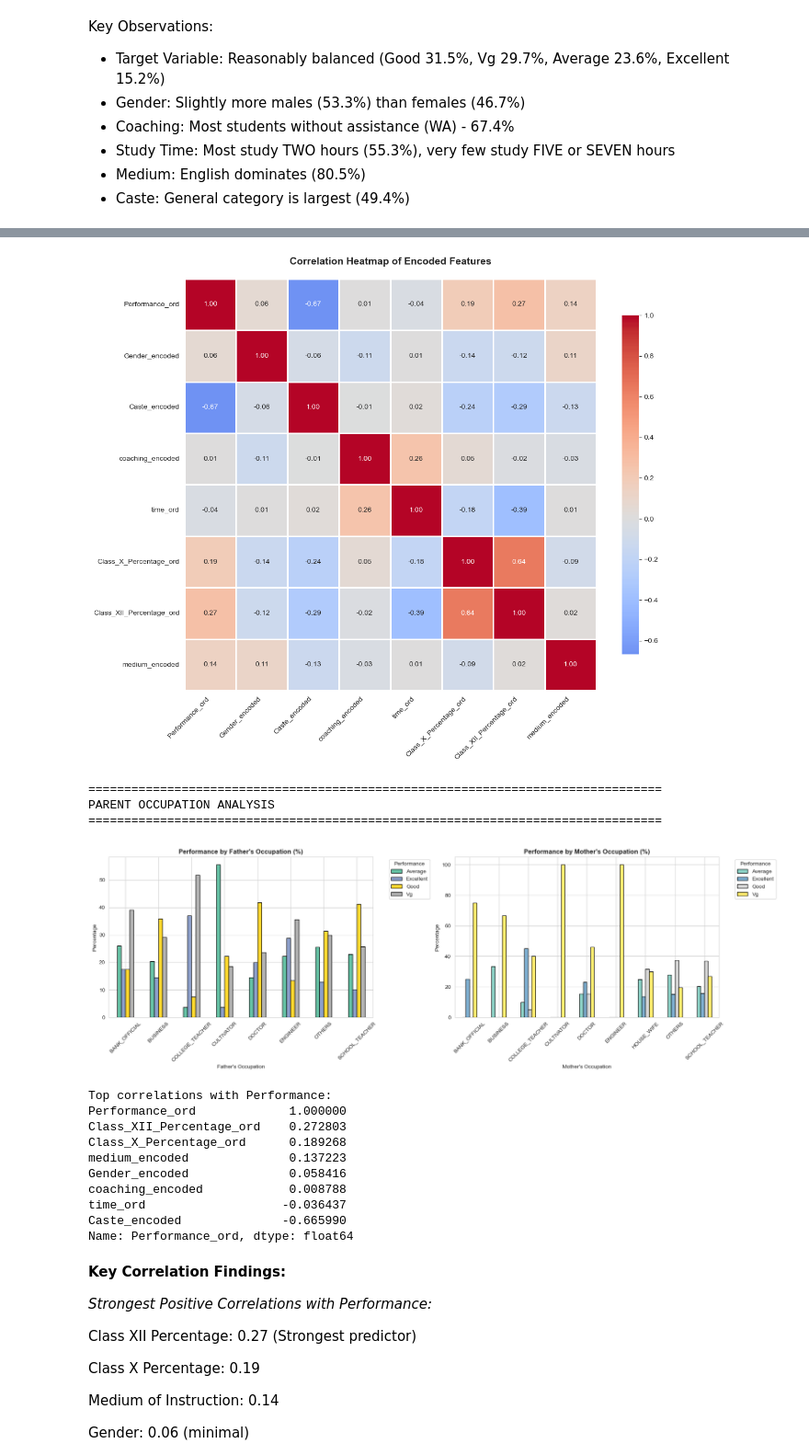
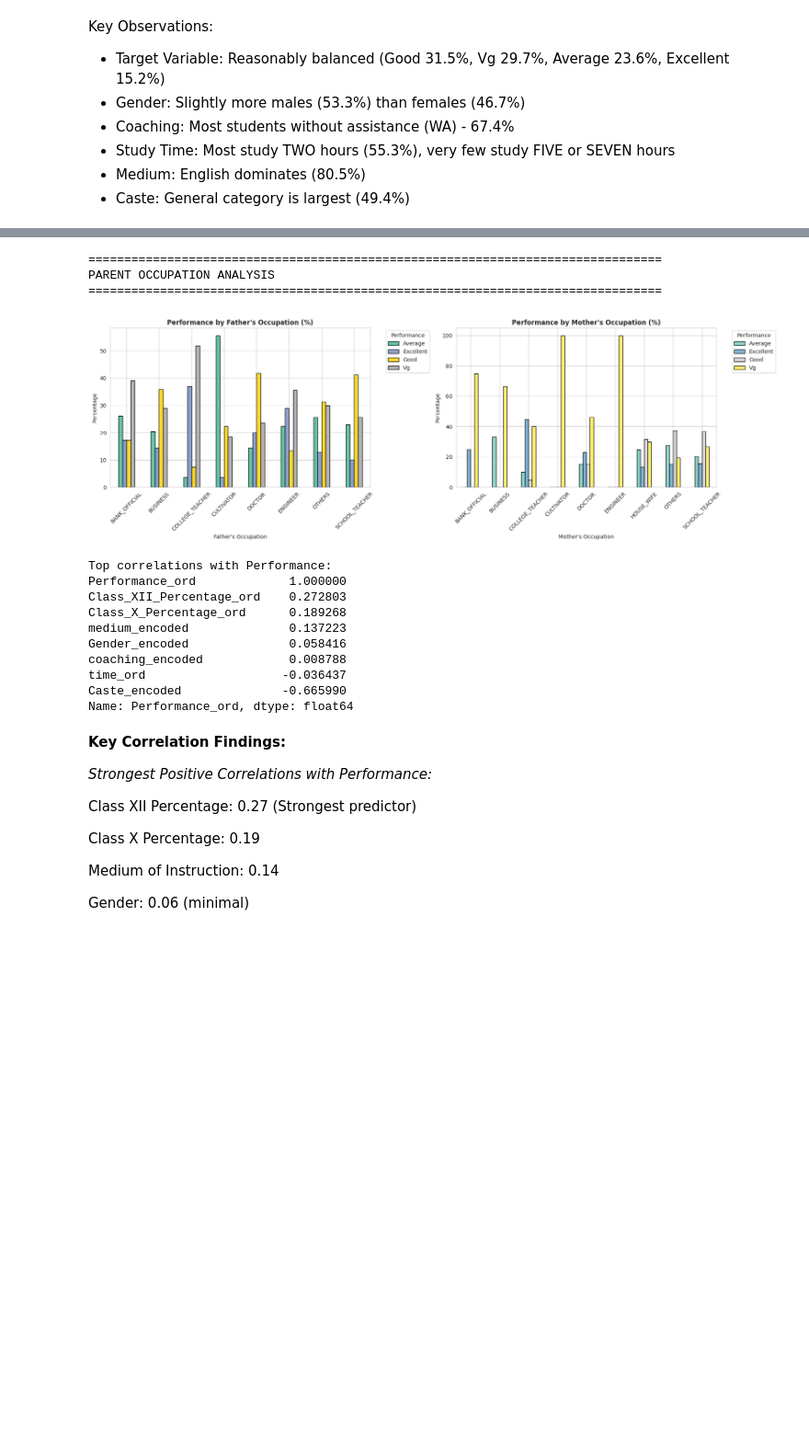
Before and after one commit to Lia1566/mlops-eq16, a Jupyter notebook: notebooks/mlops-eq16_notebooks_phase1_team16.ipynb, the cells around one changed output, grey strips where cells are left out. Shown: that part at 92% size. Saved outputs shown, nothing was run; the diff lists cells and outputs as text; code cells hidden in the pictures; blank space fills up the shorter version.

```diff
--- a/notebooks/mlops-eq16_notebooks_phase1_team16.ipynb
+++ b/notebooks/mlops-eq16_notebooks_phase1_team16.ipynb
@@ -22,6 +37,6 @@ plt.rcParams['figure.figsize'] = (12, 6)
 # %%
 # Load the dataset
-df = pd.read_csv('/Users/lia/Desktop/School/Code/MLOps/Proyecto/Fase1/data/raw/student_entry_performance_original.csv')
+df = pd.read_csv('./data/raw/student_entry_performance_original.csv')
 
 # Basic information
 print(f"\nDataset Shape: {df.shape}")
@@ -32,10 +47,10 @@ print('Column Names and Data Types:')
 print(df.dtypes)
 print('First 10 Rows:')
 # First 10 rows
-print(df.head(10))
+display(df.head(10))
 
 print('Basic Statistis:')
-print(df.describe(include='all'))
+display(df.describe(include='all'))
 
 print('Data Info:')
 df.info()
@@ -74,0 +159,10 @@ Missing Values & Unique Value Analysis
+# %%
+# Get the unique values for each of the columns
+# Return a consolidated dataframe
+col_results = []
+for col in df.columns:
+    col_result = (col, df[col].unique().tolist())
+    col_results.append(col_result)
+
+# Set a dataframe with the info
+pd.DataFrame(col_results, columns=['col', 'unique_values'])
@@ -404,42 +565,4 @@ Correlation Heatmap & Parent Occupation Analysis
 # %%
-# Create ordinal encoding for visualization purposes
-from sklearn.preprocessing import LabelEncoder
-
-# Create a copy for encoding
-df_encoded = df_clean.copy()
-
-# Ordinal mappings for grades (higher is better)
-grade_mapping = {'Average': 1, 'Good': 2, 'Vg': 3, 'Excellent': 4}
-performance_mapping = {'Average': 1, 'Good': 2, 'Vg': 3, 'Excellent': 4}
-time_mapping = {'ONE': 1, 'TWO': 2, 'THREE': 3, 'FOUR': 4, 'FIVE': 5, 'SEVEN': 7}
-
-# Apply mappings
-df_encoded['Performance_ord'] = df_encoded['Performance'].map(performance_mapping)
-df_encoded['Class_X_Percentage_ord'] = df_encoded['Class_X_Percentage'].map(grade_mapping)
-df_encoded['Class_XII_Percentage_ord'] = df_encoded['Class_XII_Percentage'].map(grade_mapping)
-df_encoded['time_ord'] = df_encoded['time'].map(time_mapping)
-
-# Encode other categorical variables
-le = LabelEncoder()
-for col in ['Gender', 'Caste', 'coaching', 'Class_ten_education', 'twelve_education', 'medium']:
-    df_encoded[col + '_encoded'] = le.fit_transform(df_encoded[col])
-
-# Select numeric columns for correlation
-numeric_cols = ['Performance_ord', 'Gender_encoded', 'Caste_encoded', 'coaching_encoded',
-                'time_ord', 'Class_X_Percentage_ord', 'Class_XII_Percentage_ord', 'medium_encoded']
-
-correlation_matrix = df_encoded[numeric_cols].corr()
-
-# Create heatmap
-plt.figure(figsize=(12, 10))
-sns.heatmap(correlation_matrix, annot=True, fmt='.2f', cmap='coolwarm', center=0,
-            square=True, linewidths=1, cbar_kws={"shrink": 0.8})
-plt.title('Correlation Heatmap of Encoded Features', fontsize=14, fontweight='bold', pad=20)
-plt.xticks(rotation=45, ha='right')
-plt.yticks(rotation=0)
-plt.tight_layout()
-plt.show()
-
 # Parent occupation analysis
 print("="*80)
 print("PARENT OCCUPATION ANALYSIS")
@@ -447,38 +570,37 @@ print("="*80)
 
 fig, axes = plt.subplots(1, 2, figsize=(18, 6))
 
 # Father occupation vs Performance
 pd.crosstab(df_clean['Father_occupation'], df_clean['Performance'], normalize='index').mul(100).plot(
     kind='bar', ax=axes[0], stacked=False, colormap='Set2', edgecolor='black')
 
 axes[0].set_title("Performance by Father's Occupation (%)", fontweight='bold', fontsize=12)
 axes[0].set_xlabel("Father's Occupation")
 axes[0].set_ylabel('Percentage')
 axes[0].legend(title='Performance', bbox_to_anchor=(1.05, 1), loc='upper left')
 axes[0].tick_params(axis='x', rotation=45)
 
 # Mother occupation vs Performance
 pd.crosstab(df_clean['Mother_occupation'], df_clean['Performance'], normalize='index').mul(100).plot(
     kind='bar', ax=axes[1], stacked=False, colormap='Set3', edgecolor='black')
 
 axes[1].set_title("Performance by Mother's Occupation (%)", fontweight='bold', fontsize=12)
 axes[1].set_xlabel("Mother's Occupation")
 axes[1].set_ylabel('Percentage')
 axes[1].legend(title='Performance', bbox_to_anchor=(1.05, 1), loc='upper left')
 axes[1].tick_params(axis='x', rotation=45)
 
 plt.tight_layout()
 plt.show()
 
 print("\nTop correlations with Performance:")
 performance_corr = correlation_matrix['Performance_ord'].sort_values(ascending=False)
 print(performance_corr)
 # %% [output]
+================================================================================
+PARENT OCCUPATION ANALYSIS
+================================================================================
-[figure, old version]
+[figure, new version]
-================================================================================
-PARENT OCCUPATION ANALYSIS
-================================================================================
-[figure, removed]
 Top correlations with Performance:
 Performance_ord             1.000000
 Class_XII_Percentage_ord    0.272803
```
Also changed, not shown: parts of 46 cells of this notebook.
